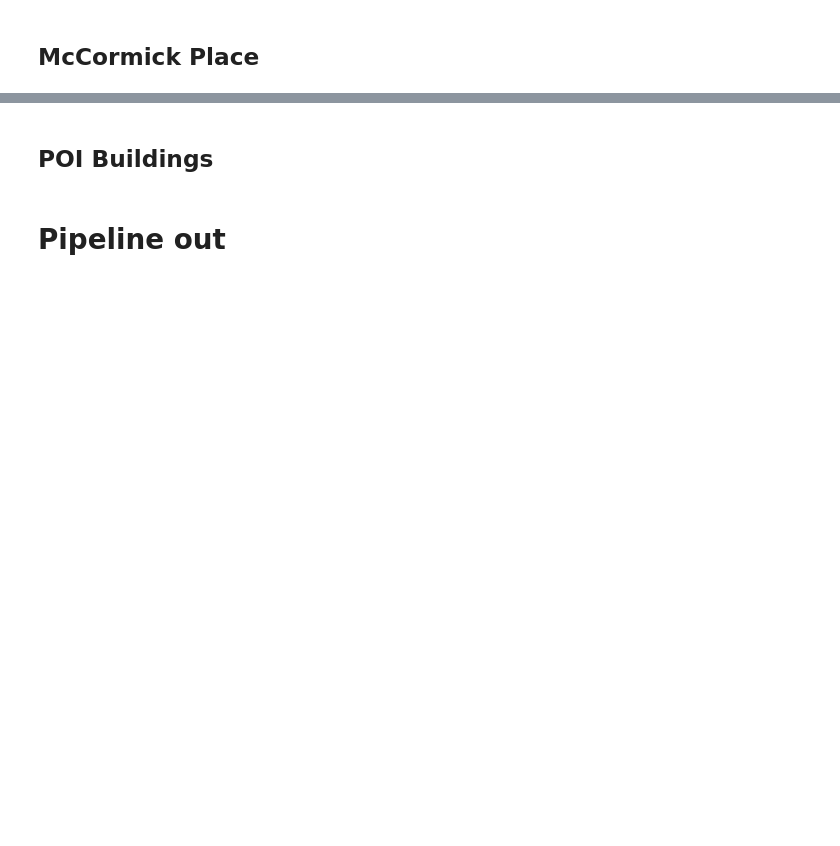
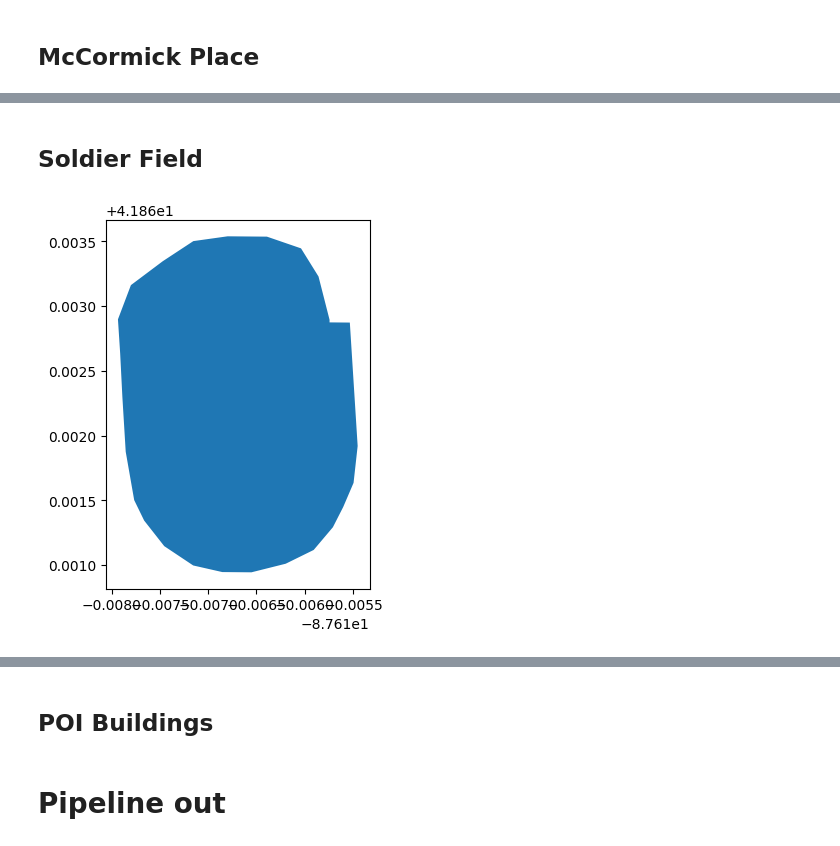
Before and after one commit to eric-mc2/DNCTransit, a Jupyter notebook: pipeline/4-get-poi.ipynb, the cells around one changed output, grey strips where cells are left out. Cells and saved outputs as stored; diff of their text form; code cells hidden in the pictures; blank space fills up the shorter version.

```diff
--- a/pipeline/4-get-poi.ipynb
+++ b/pipeline/4-get-poi.ipynb
@@ -68,0 +57,8 @@ mp_building = mp_candidates[mp_candidates['bldg_name1'] == 'HYATT REGENCY MCCORM
+# %% [markdown]
+## Soldier Field
+# %%
+candidates = search_buildings(SOLDIER_FIELD, 250)
+verify_buildings(candidates, candidates.index == 0)
+# Unfortunately this entry doesn't have a building name or street name, but this is soldier field
+# %% [output]
+[figure, added]
```
Also changed, not shown: parts of 21 cells of this notebook, 15 other files.
